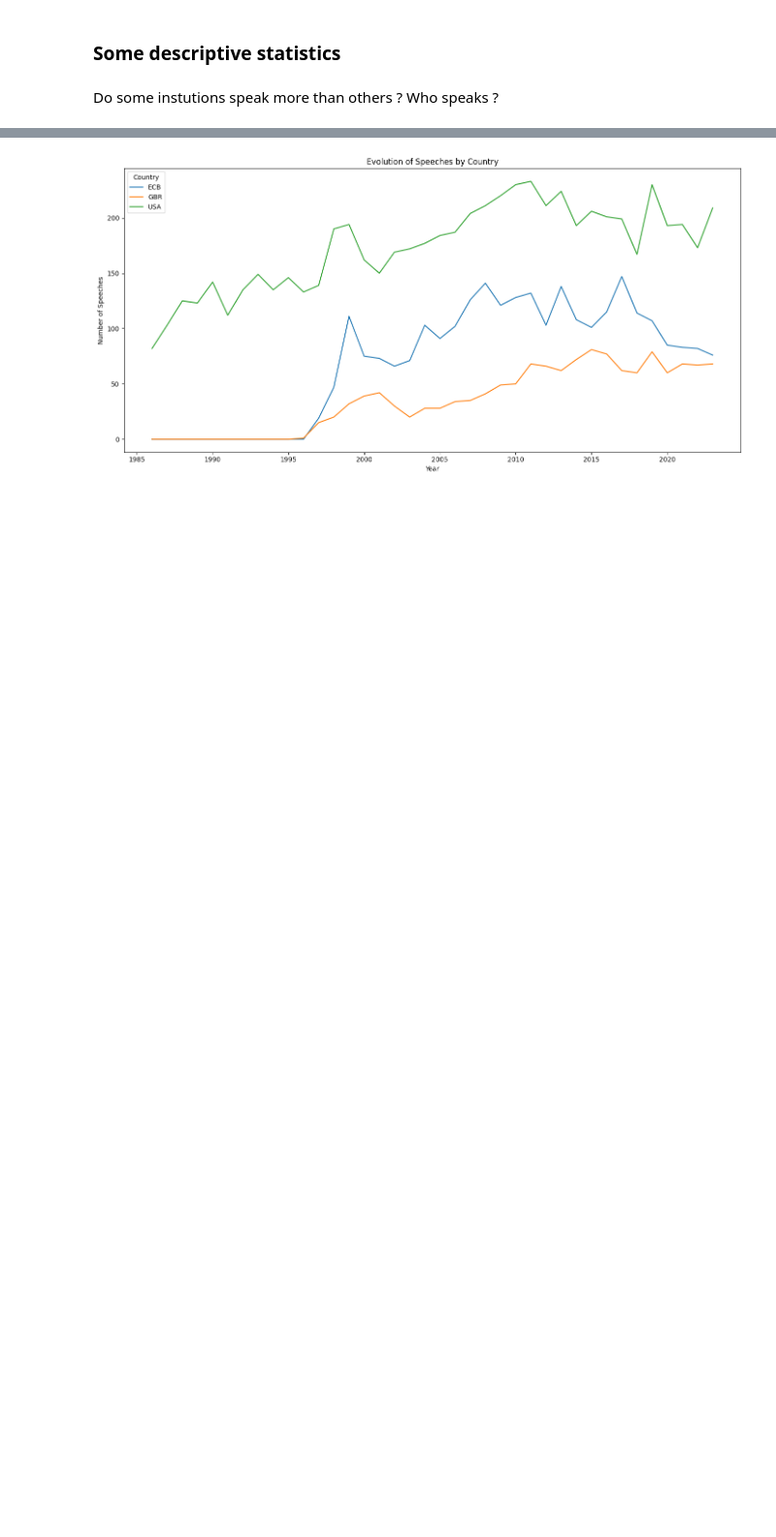
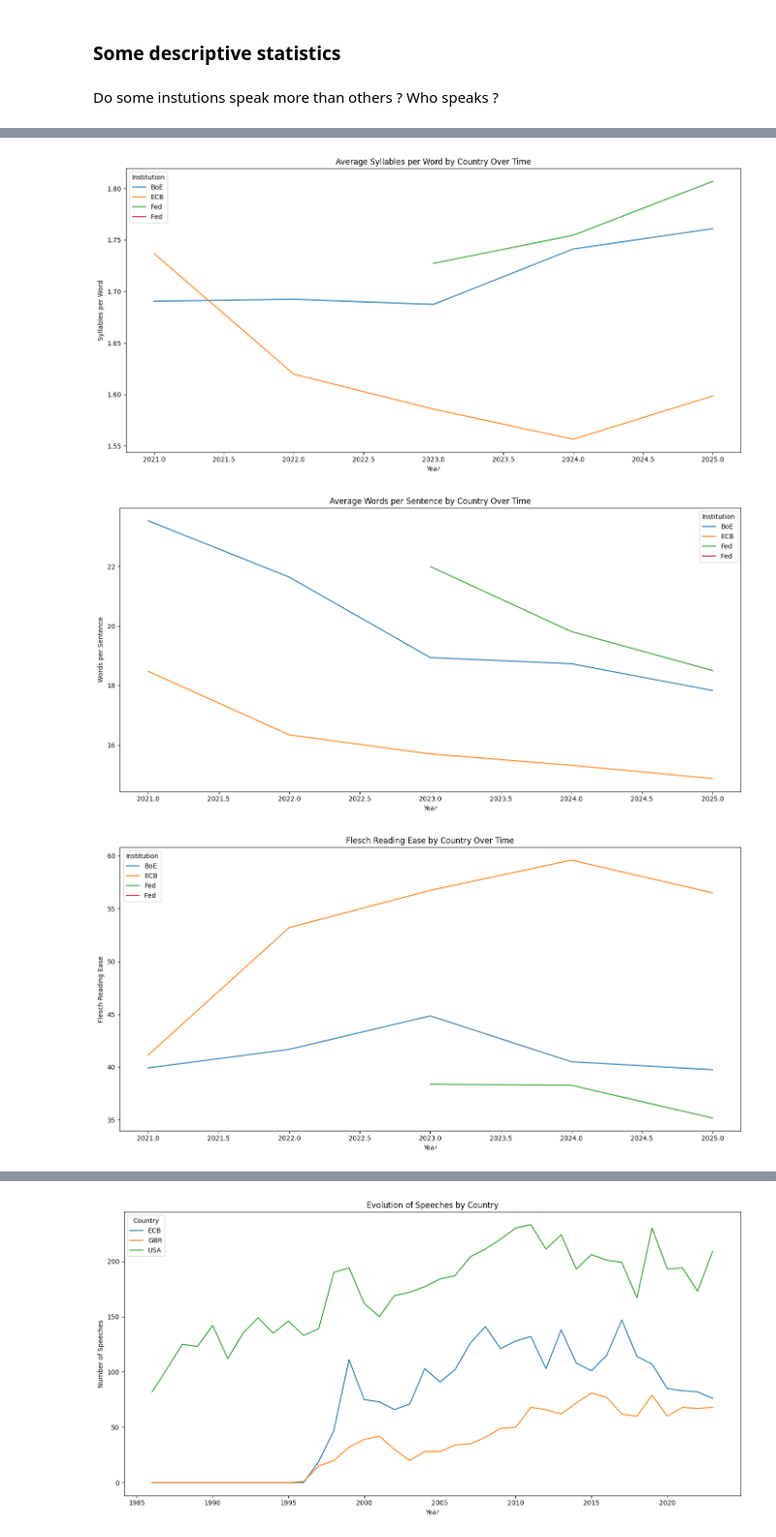
Before and after one commit to lelkamel/nlp_central_banks, a Jupyter notebook: lyna_work/topic_modelling.ipynb, the cells around one changed output, grey strips where cells are left out. Shown at 97% size. Saved outputs shown, nothing was run; the diff lists cells and outputs as text; code cells hidden in the pictures; blank space fills up the shorter version.

```diff
--- a/lyna_work/topic_modelling.ipynb
+++ b/lyna_work/topic_modelling.ipynb
@@ -174,0 +212,63 @@ Do some instutions speak more than others ? Who speaks ?
+# %%
+import textstat
+df['total_words'] = df['text'].apply(textstat.lexicon_count)
+df['total_sentences'] = df['text'].apply(textstat.sentence_count)
+df['total_syllables'] = df['text'].apply(textstat.syllable_count)
+
+df['syllables_per_word'] = df['total_syllables'] / df['total_words']
+df['words_per_sentence'] = df['total_words'] / df['total_sentences']
+
+# Flesch Reading Ease (direct from package)
+df['flesch_reading_ease'] = df['text'].apply(textstat.flesch_reading_ease)
+# %%
+#Graph 1 : Syllabes per words by country
+syllables_country_year = (
+    df.groupby(['Year', 'Institution'])['syllables_per_word']
+    .mean()
+    .unstack()
+)
+
+plt.figure(figsize=(14, 7))
+syllables_country_year.plot(ax=plt.gca())
+
+plt.title('Average Syllables per Word by Country Over Time')
+plt.xlabel('Year')
+plt.ylabel('Syllables per Word')
+plt.tight_layout()
+plt.show()
+
+#Graph 2: Words per sentence by country
+wps_country_year = (
+    df.groupby(['Year', 'Institution'])['words_per_sentence']
+    .mean()
+    .unstack()
+)
+
+plt.figure(figsize=(14, 7))
+wps_country_year.plot(ax=plt.gca())
+
+plt.title('Average Words per Sentence by Country Over Time')
+plt.xlabel('Year')
+plt.ylabel('Words per Sentence')
+plt.tight_layout()
+plt.show()
+
+#Graph 3: Flesch Reading Ease
+flesch_country_year = (
+    df.groupby(['Year', 'Institution'])['flesch_reading_ease']
+    .mean()
+    .unstack()
+)
+
+plt.figure(figsize=(14, 7))
+flesch_country_year.plot(ax=plt.gca())
+
+plt.title('Flesch Reading Ease by Country Over Time')
+plt.xlabel('Year')
+plt.ylabel('Flesch Reading Ease')
+plt.tight_layout()
+plt.show()
+# %% [output]
+[figure, added]
+[figure, added]
+[figure, added]
```
Also changed, not shown: parts of 10 cells of this notebook.
